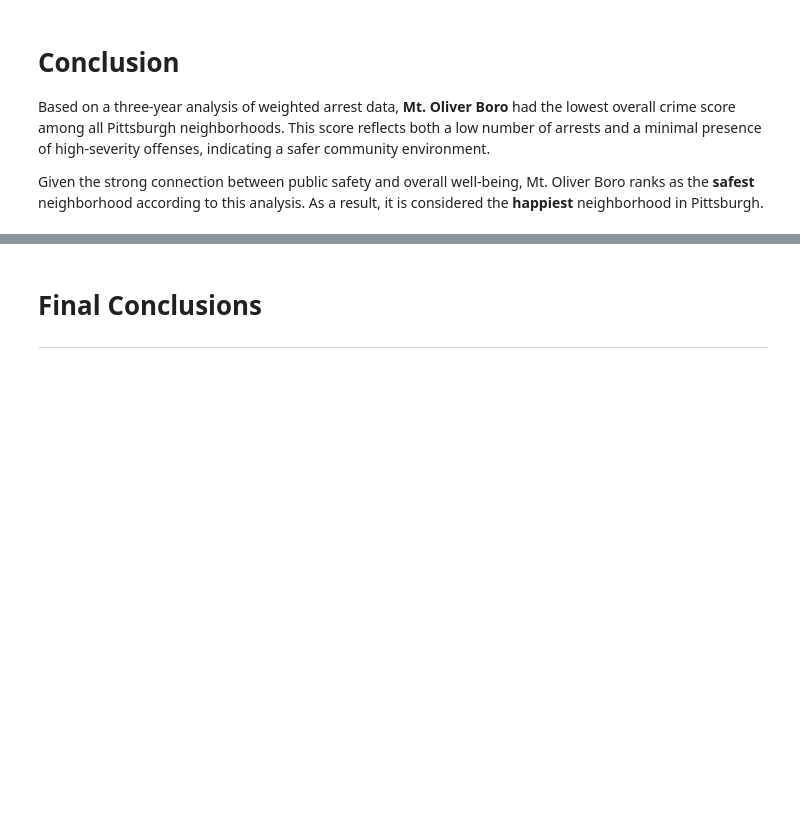
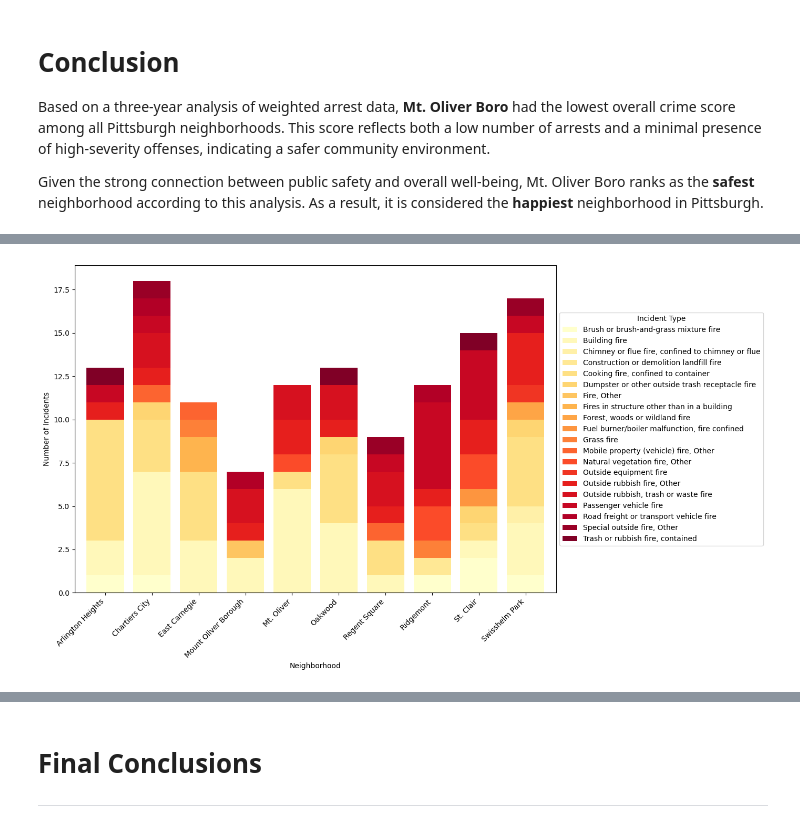
Before and after one commit to sqdemas/big-ideas-final, a Jupyter notebook: Final.ipynb, the cells around one changed output, grey strips where cells are left out. Saved outputs shown, nothing was run; the diff lists cells and outputs as text; code cells hidden in the pictures; blank space fills up the shorter version.

```diff
--- a/Final.ipynb
+++ b/Final.ipynb
@@ -312,0 +374,13 @@ Given the strong connection between public safety and overall well-being, Mt. Ol
+# %%
+tenneighborhoods = data['neighborhood'].value_counts().sort_values().head(10).index
+filterdata = data[data['neighborhood'].isin(tenneighborhoods)]
+incidentbreakdown = filterdata.groupby(['neighborhood', 'type_description']).size().unstack(fill_value=0)
+incidentbreakdown.plot(kind='bar', stacked=True, figsize=(14, 8), colormap='YlOrRd', width=0.8)
+plt.xlabel("Neighborhood")
+plt.ylabel("Number of Incidents")
+plt.xticks(rotation=45, ha='right')
+plt.legend(title='Incident Type', loc='center left', bbox_to_anchor=(1.0, 0.5))
+plt.tight_layout()
+plt.show()
+# %% [output]
+[figure, added]
```
Also changed, not shown: parts of 10 cells of this notebook.
